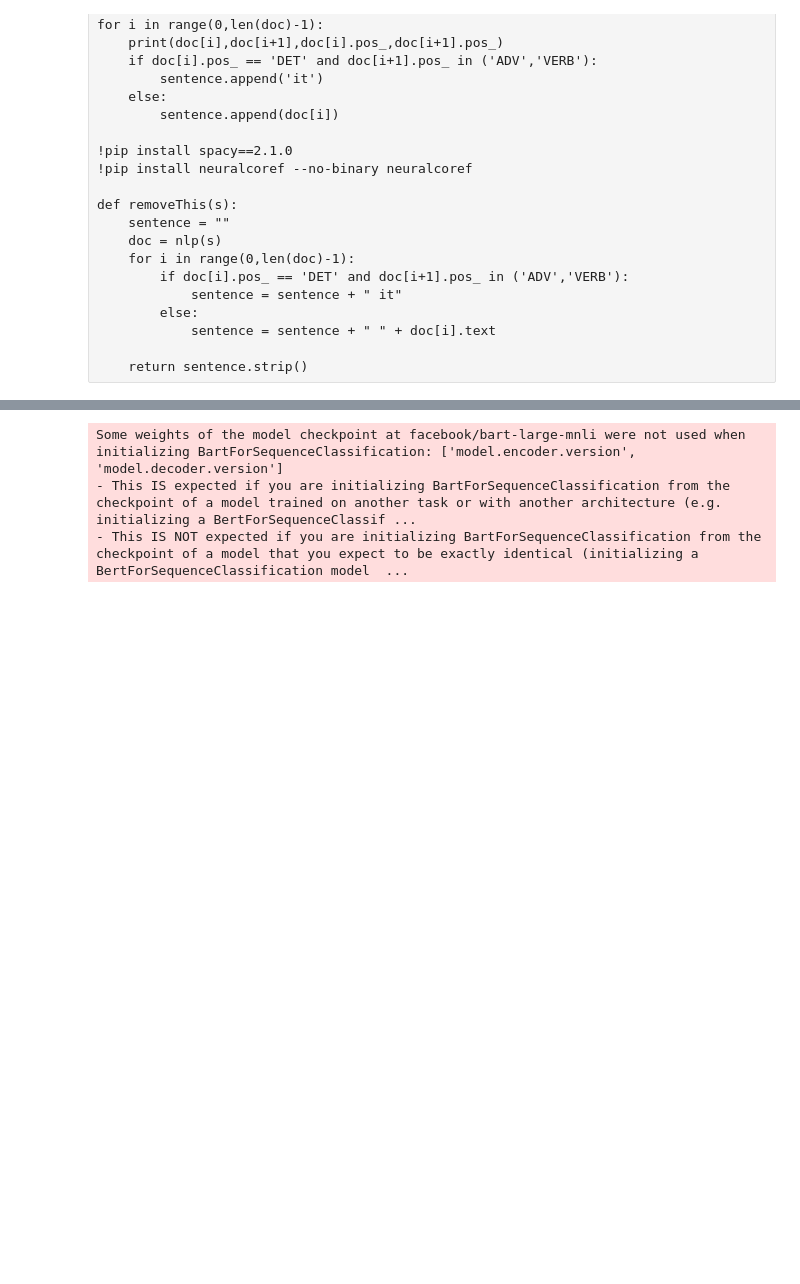
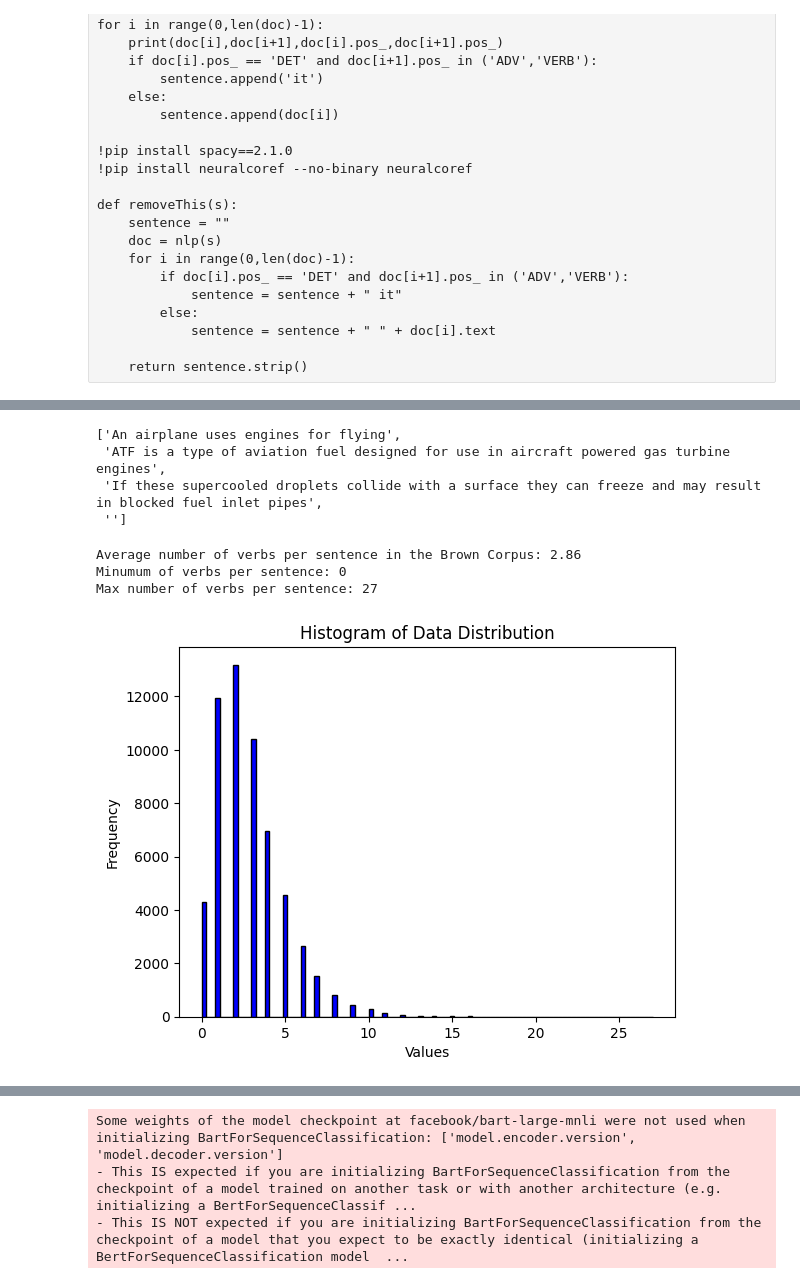
Before and after one commit to mgalusza/srl, a Jupyter notebook: lex_rank.ipynb, the cells around one changed output, grey strips where cells are left out. Cells and saved outputs as stored; diff of their text form; code cells hidden in the pictures; blank space fills up the shorter version.

```diff
--- a/lex_rank.ipynb
+++ b/lex_rank.ipynb
@@ -158,0 +258,67 @@ len(sents_no_punct)
+# %%
+sents_no_punct
+# %% [output]
+['An airplane uses engines for flying',
+ 'ATF is a type of aviation fuel designed for use in aircraft powered gas turbine engines',
+ 'If these supercooled droplets collide with a surface they can freeze and may result in blocked fuel inlet pipes',
+ '']
+# %%
+import nltk
+from nltk.corpus import brown
+from nltk import word_tokenize, pos_tag, sent_tokenize
+
+# Load the Brown Corpus
+corpus = brown
+
+# Initialize variables for total verbs and total sentences
+total_verbs = 0
+total_sentences = 0
+verbs_cnt_arr = []
+max_verb_count = float("-inf")  # Initialize with negative infinity
+min_verb_count = float("inf")   # Initialize with positive infinity
+
+# Loop through the categories (genres) in the Brown Corpus
+for category in corpus.categories():
+    # Get sentences from the corpus for the current category
+    sentences = corpus.sents(categories=category)
+    total_sentences += len(sentences)
+
+    # Tokenize and tag each sentence, then count verbs
+    for sentence in sentences:
+        words = word_tokenize(' '.join(sentence))
+        tags = pos_tag(words)
+        verb_count = sum(1 for word, tag in tags if tag.startswith('VB'))
+        verbs_cnt_arr.append(verb_count)
+        total_verbs += verb_count
+        if verb_count > max_verb_count:
+            max_verb_count = verb_count
+        if verb_count < min_verb_count:
+            min_verb_count = verb_count
+# Calculate the average number of verbs per sentence
+average_verbs_per_sentence = total_verbs / total_sentences
+
+print(f"Average number of verbs per sentence in the Brown Corpus: {average_verbs_per_sentence:.2f}")
+print(f"Minumum of verbs per sentence: {min_verb_count}")
+print(f"Max number of verbs per sentence: {max_verb_count}")
+# %% [output]
+Average number of verbs per sentence in the Brown Corpus: 2.86
+Minumum of verbs per sentence: 0
+Max number of verbs per sentence: 27
+# %%
+import matplotlib.pyplot as plt
+
+# Example dataset (replace with your own data)
+
+
+# Create a histogram
+plt.hist(verbs_cnt_arr, bins=100, color='blue', edgecolor='black')
+
+# Add labels and a title
+plt.xlabel('Values')
+plt.ylabel('Frequency')
+plt.title('Histogram of Data Distribution')
+
+# Show the plot
+plt.show()
+# %% [output]
+[figure, added]
```
Also changed, not shown: parts of 203 cells of this notebook, 17 other files.
